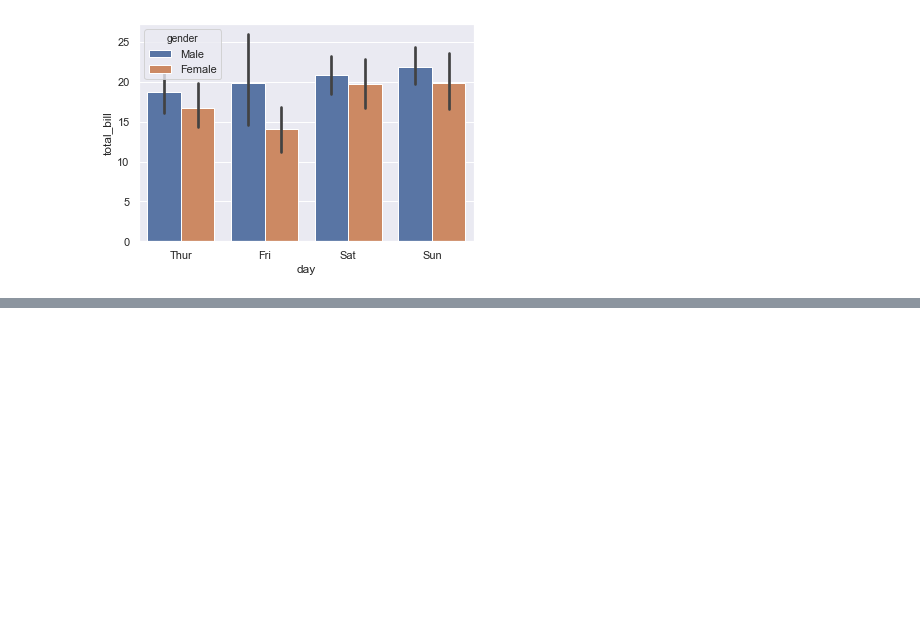
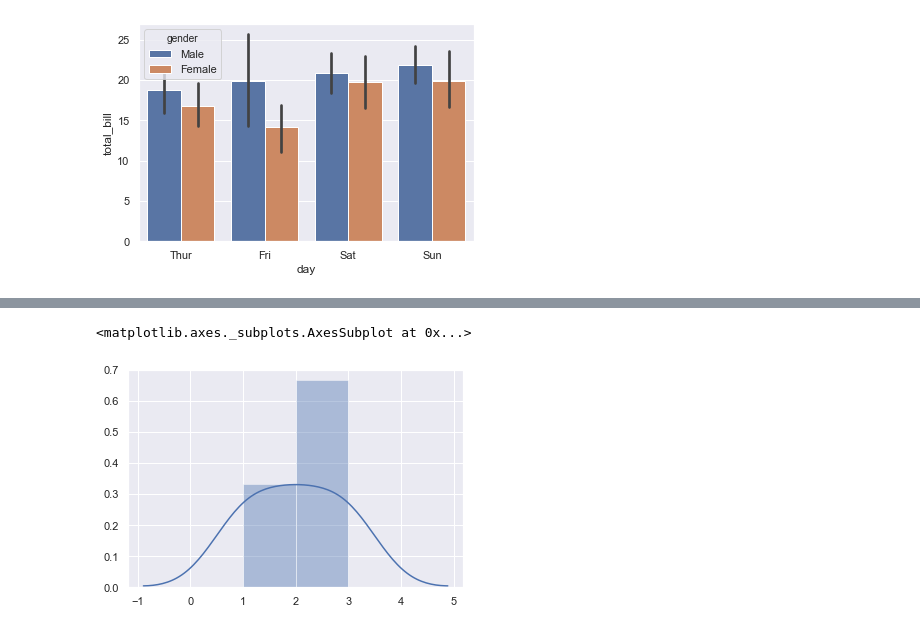
Before and after one commit to pathstream-curriculum/Python, a Jupyter notebook: Project-2/tips.ipynb, the cells around one changed output, grey strips where cells are left out. Cells and saved outputs as stored; diff of their text form; code cells hidden in the pictures; blank space fills up the shorter version.

```diff
--- a/Project-2/tips.ipynb
+++ b/Project-2/tips.ipynb
@@ -40,0 +62,5 @@ sns.barplot(x="day", y="total_bill", hue="gender", data=tips)
+# %%
+sns.distplot([1,2,3])
+# %% [output]
+<matplotlib.axes._subplots.AxesSubplot at 0x...>
+[figure, added]
```
Also changed, not shown: parts of 6 cells of this notebook, 4 other files.
